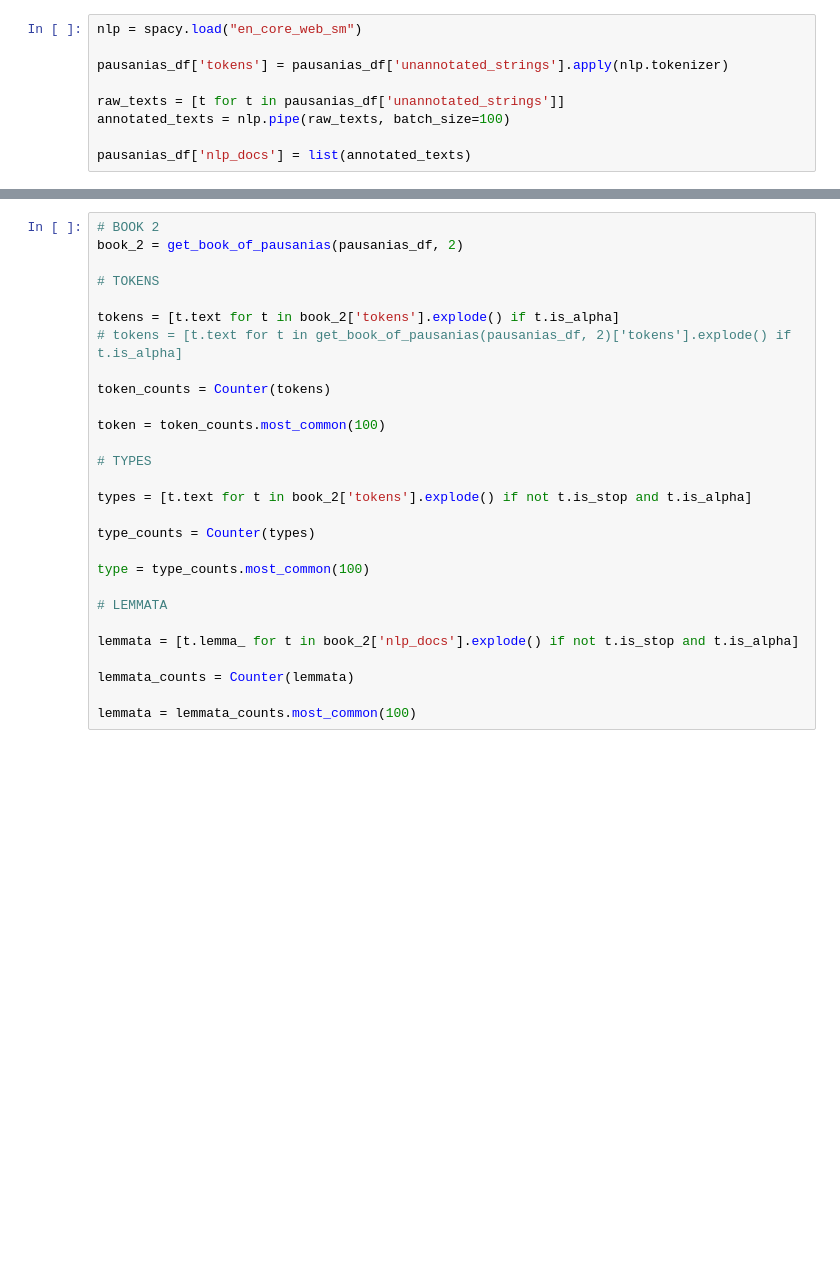
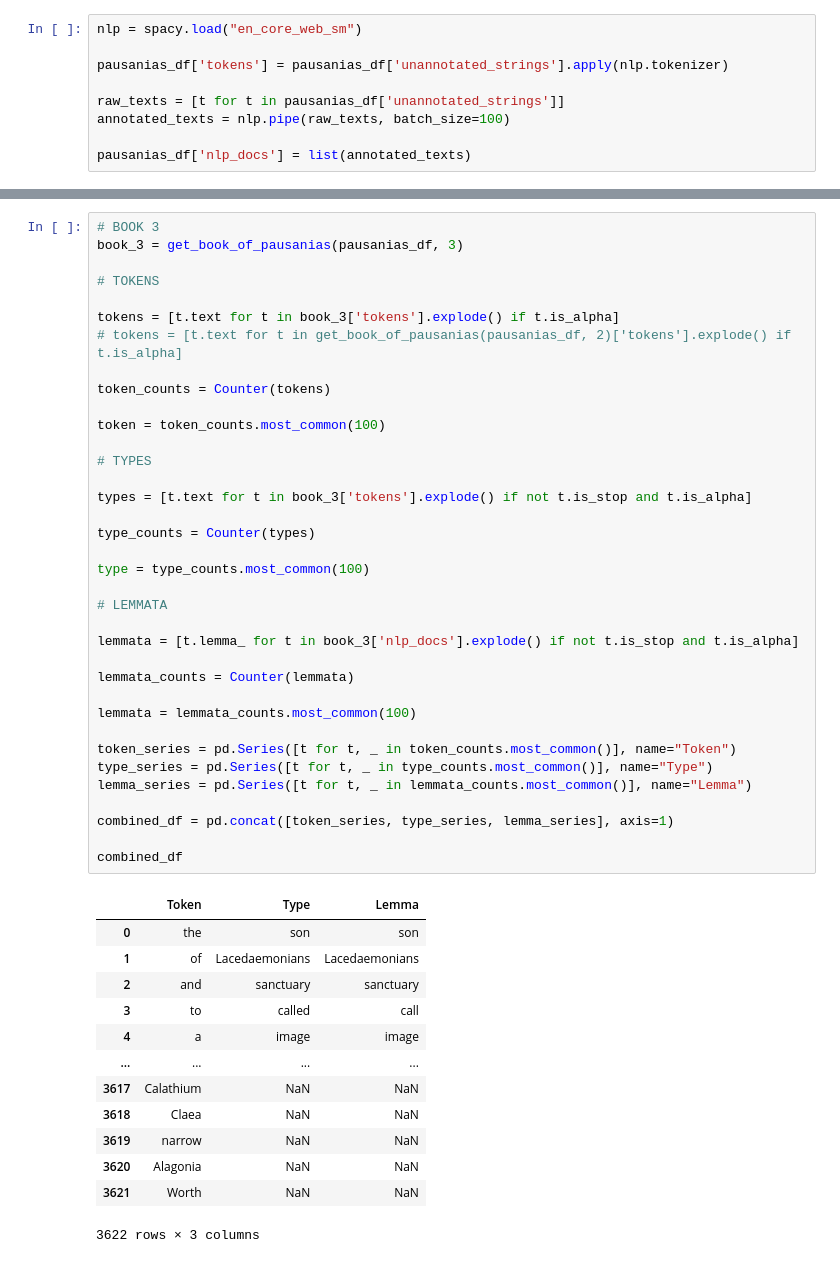
Before and after one commit to grossmancarly/intro-text-analysis, a Jupyter notebook: week-02/HW2.ipynb, the cells around one changed output, grey strips where cells are left out. Cells and saved outputs as stored; diff of their text form; blank space fills up the shorter version.

```diff
--- a/week-02/HW2.ipynb
+++ b/week-02/HW2.ipynb
@@ -84,29 +130,51 @@ pausanias_df['nlp_docs'] = list(annotated_texts)
 # %%
-# BOOK 2
-book_2 = get_book_of_pausanias(pausanias_df, 2)
+# BOOK 3
+book_3 = get_book_of_pausanias(pausanias_df, 3)
 
 # TOKENS
 
-tokens = [t.text for t in book_2['tokens'].explode() if t.is_alpha]
+tokens = [t.text for t in book_3['tokens'].explode() if t.is_alpha]
 # tokens = [t.text for t in get_book_of_pausanias(pausanias_df, 2)['tokens'].explode() if t.is_alpha]
 
 token_counts = Counter(tokens)
 
 token = token_counts.most_common(100)
 
 # TYPES
 
-types = [t.text for t in book_2['tokens'].explode() if not t.is_stop and t.is_alpha]
+types = [t.text for t in book_3['tokens'].explode() if not t.is_stop and t.is_alpha]
 
 type_counts = Counter(types)
 
 type = type_counts.most_common(100)
 
 # LEMMATA
 
-lemmata = [t.lemma_ for t in book_2['nlp_docs'].explode() if not t.is_stop and t.is_alpha]
+lemmata = [t.lemma_ for t in book_3['nlp_docs'].explode() if not t.is_stop and t.is_alpha]
 
 lemmata_counts = Counter(lemmata)
 
 lemmata = lemmata_counts.most_common(100)
+
+token_series = pd.Series([t for t, _ in token_counts.most_common()], name="Token")
+type_series = pd.Series([t for t, _ in type_counts.most_common()], name="Type")
+lemma_series = pd.Series([t for t, _ in lemmata_counts.most_common()], name="Lemma")
+
+combined_df = pd.concat([token_series, type_series, lemma_series], axis=1)
+
+combined_df
+# %% [output]
+|  | Token | Type | Lemma |
+| 0 | the | son | son |
+| 1 | of | Lacedaemonians | Lacedaemonians |
+| 2 | and | sanctuary | sanctuary |
+| 3 | to | called | call |
+| 4 | a | image | image |
+| ... | ... | ... | ... |
+| 3617 | Calathium | NaN | NaN |
+| 3618 | Claea | NaN | NaN |
+| 3619 | narrow | NaN | NaN |
+| 3620 | Alagonia | NaN | NaN |
+| 3621 | Worth | NaN | NaN |
+3622 rows × 3 columns
 # %%
```
Also changed, not shown: parts of 5 cells of this notebook.
